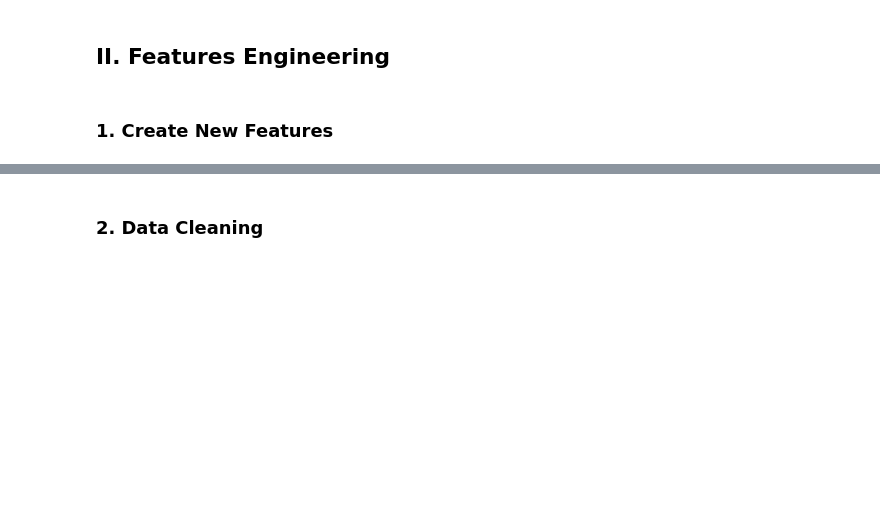
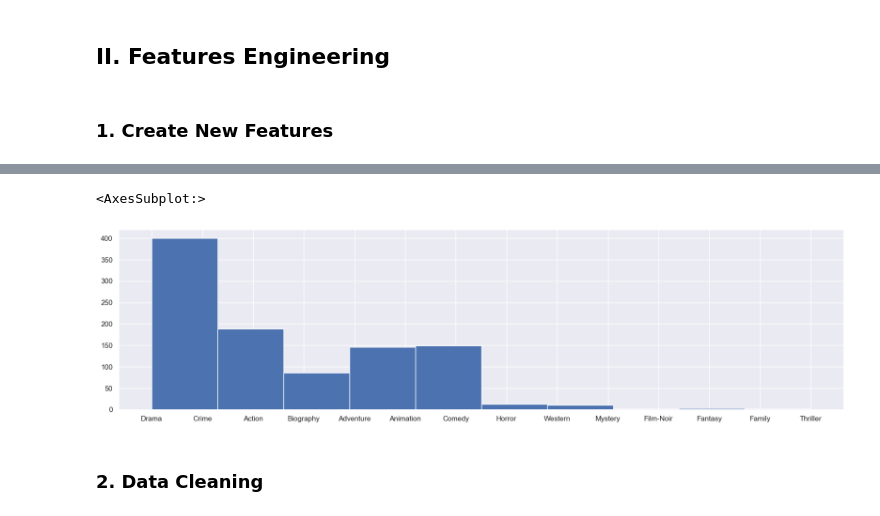
Before and after one commit to Skywoodthefifth/Web-Scraping, a Jupyter notebook: SmallDataModel.ipynb, the cells around one changed output, grey strips where cells are left out. Cells and saved outputs as stored; diff of their text form; code cells hidden in the pictures; blank space fills up the shorter version.

```diff
--- a/SmallDataModel.ipynb
+++ b/SmallDataModel.ipynb
@@ -100,3 +105,8 @@ df['Genre_3'] = genre_3
+# %%
+df['Genre_1'].hist()
+# %% [output]
+<AxesSubplot:>
+[figure, added]
 # %% [markdown]
 ### 2. Data Cleaning
 # %%
```
Also changed, not shown: parts of 7 cells of this notebook.
